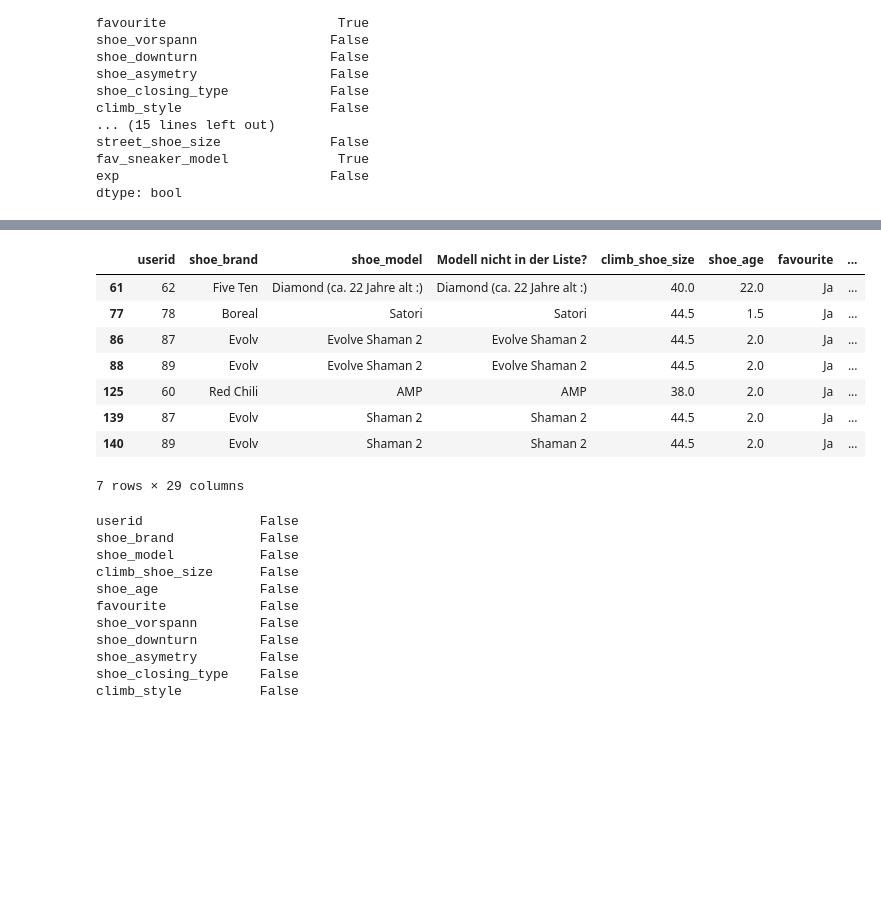
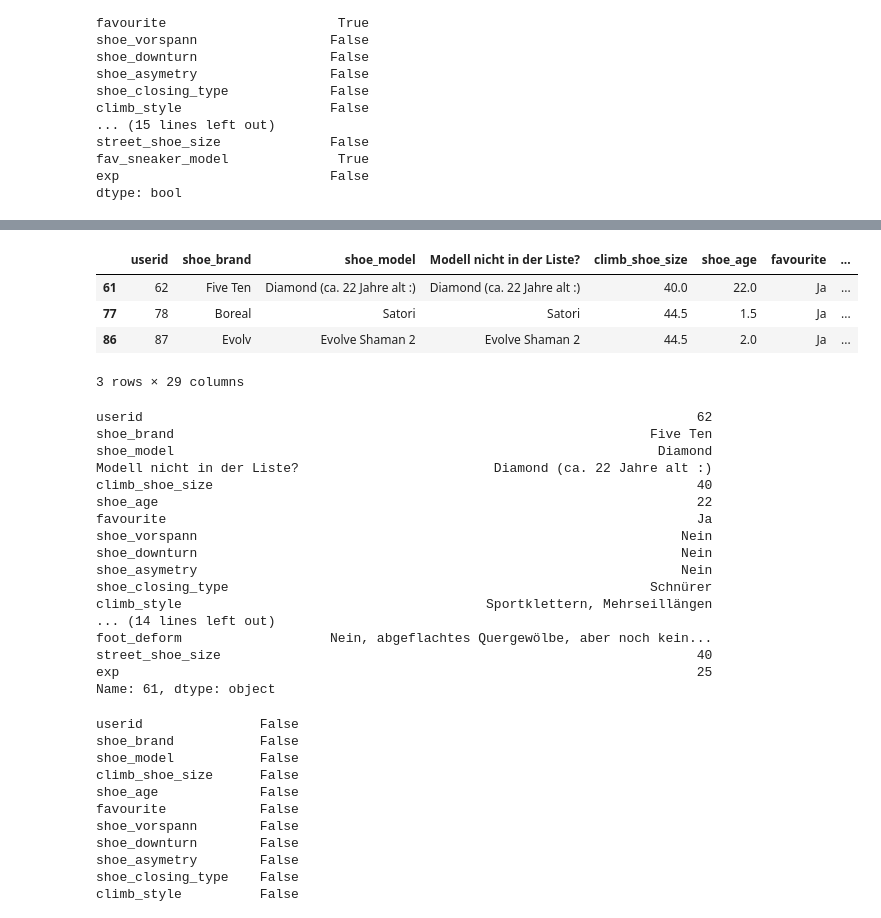
Before and after one commit to chalkiswhite/climbing-shoe-recommender, a Jupyter notebook: shoemodel_classification.ipynb, the cells around one changed output, grey strips where cells are left out. Drawn from its saved outputs; the diff is of its cells as text; code cells hidden in the pictures; blank space fills up the shorter version.

```diff
--- a/shoemodel_classification.ipynb
+++ b/shoemodel_classification.ipynb
@@ -409,18 +416,35 @@ df[df['Modell nicht in der Liste?'].notna() == True]
 # %%
 for i in df[df['Modell nicht in der Liste?'].notna() == True].index:
     df.at[i, 'shoe_model'] = df['Modell nicht in der Liste?'].iloc[i]
 
-df[df['Modell nicht in der Liste?'].notna() == True]
+df[df['Modell nicht in der Liste?'].notna() == True].head(3)
 # %% [output]
 |  | userid | shoe_brand | shoe_model | Modell nicht in der Liste? | climb_shoe_size | shoe_age | favourite | ... |
 | 61 | 62 | Five Ten | Diamond (ca. 22 Jahre alt :) | Diamond (ca. 22 Jahre alt :) | 40.0 | 22.0 | Ja | ... |
 | 77 | 78 | Boreal | Satori | Satori | 44.5 | 1.5 | Ja | ... |
 | 86 | 87 | Evolv | Evolve Shaman 2 | Evolve Shaman 2 | 44.5 | 2.0 | Ja | ... |
-| 88 | 89 | Evolv | Evolve Shaman 2 | Evolve Shaman 2 | 44.5 | 2.0 | Ja | ... |
-| 125 | 60 | Red Chili | AMP | AMP | 38.0 | 2.0 | Ja | ... |
-| 139 | 87 | Evolv | Shaman 2 | Shaman 2 | 44.5 | 2.0 | Ja | ... |
-| 140 | 89 | Evolv | Shaman 2 | Shaman 2 | 44.5 | 2.0 | Ja | ... |
-7 rows × 29 columns
+3 rows × 29 columns
+# %%
+df.at[61,'shoe_model'] = 'Diamond'
+df.iloc[61]
+# %% [output]
+userid                                                                       62
+shoe_brand                                                             Five Ten
+shoe_model                                                              Diamond
+Modell nicht in der Liste?                         Diamond (ca. 22 Jahre alt :)
+climb_shoe_size                                                              40
+shoe_age                                                                     22
+favourite                                                                    Ja
+shoe_vorspann                                                              Nein
+shoe_downturn                                                              Nein
+shoe_asymetry                                                              Nein
+shoe_closing_type                                                      Schnürer
+climb_style                                       Sportklettern, Mehrseillängen
+... (14 lines left out)
+foot_deform                   Nein, abgeflachtes Quergewölbe, aber noch kein...
+street_shoe_size                                                             40
+exp                                                                          25
+Name: 61, dtype: object
 # %%
 df.drop('Modell nicht in der Liste?',axis=1,inplace=True)
 # %%
```
Also changed, not shown: parts of 42 cells of this notebook.
